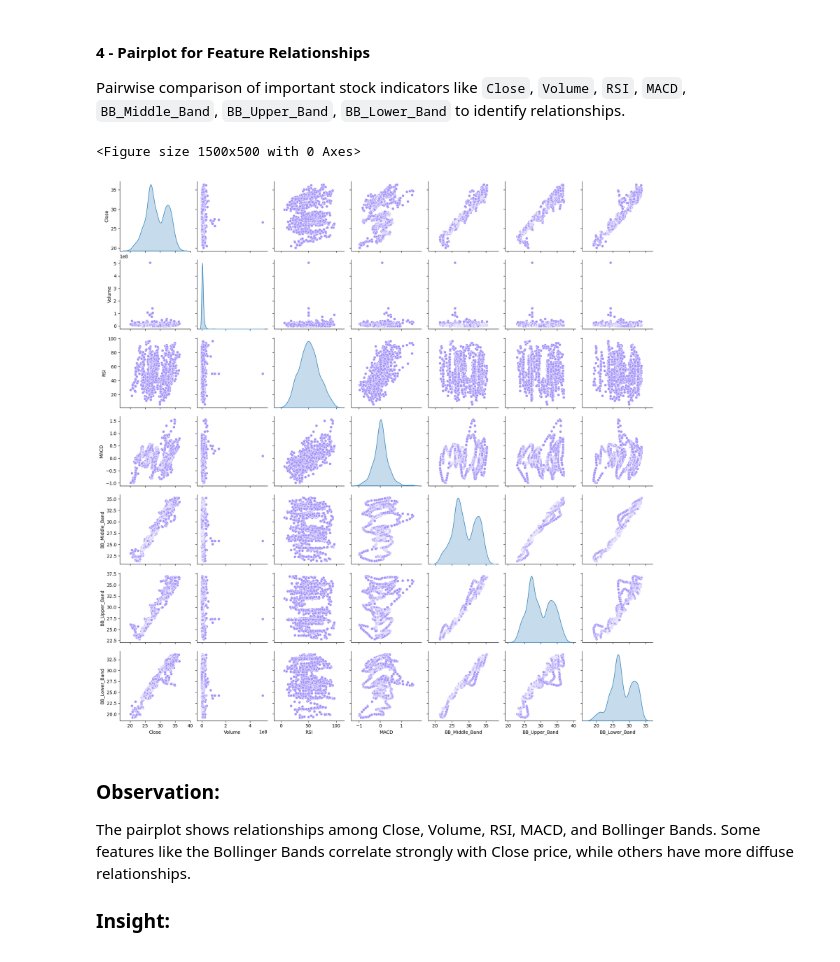
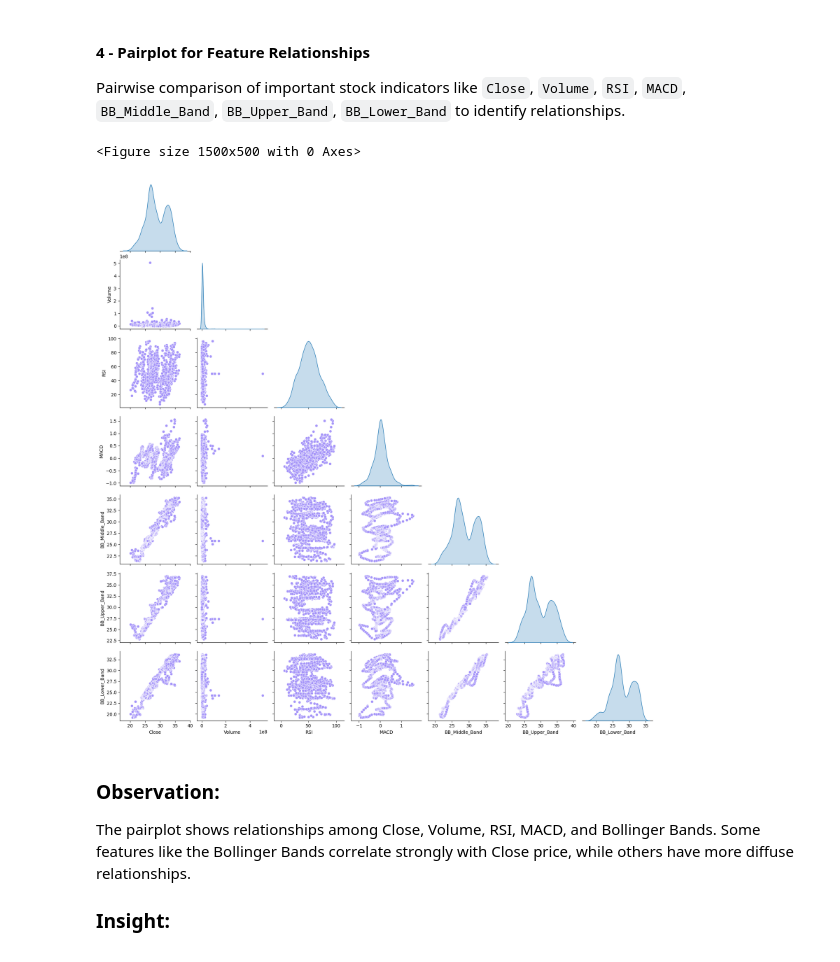
Before and after one commit to Sudais-shah/Saudi-Aramco-Stock-Price-Prediction-Model, a Jupyter notebook: Saudi Aramco Stock Price Prediction Model.ipynb, the cells around one changed output. Cells and saved outputs as stored; diff of their text form; code cells hidden in the pictures.

```diff
--- a/Saudi Aramco Stock Price Prediction Model.ipynb
+++ b/Saudi Aramco Stock Price Prediction Model.ipynb
@@ -276,11 +277,12 @@ The rolling average is a useful indicator for identifying long-term trends by fi
 Pairwise comparison of important stock indicators like `Close`, `Volume`, `RSI`, `MACD`, `BB_Middle_Band`, `BB_Upper_Band`, `BB_Lower_Band` to identify relationships.
 # %%
 plt.figure(figsize=(15, 5))
-sns.pairplot(df[['Close', 'Volume', 'RSI', 'MACD', 'BB_Middle_Band', 'BB_Upper_Band', 'BB_Lower_Band']], diag_kind='kde', plot_kws={'color': color1, 'edgecolor': 'white', 'linewidth': 0.5})
+sns.pairplot(df[['Close', 'Volume', 'RSI', 'MACD', 'BB_Middle_Band', 'BB_Upper_Band', 'BB_Lower_Band']], diag_kind='kde',
+             plot_kws={'color': color1, 'edgecolor': 'white', 'linewidth': 0.5}, corner=True)
 plt.show()
 # %% [output]
 <Figure size 1500x500 with 0 Axes>
-[figure, old version]
+[figure, new version]
 # %% [markdown]
 ### Observation:
 The pairplot shows relationships among Close, Volume, RSI, MACD, and Bollinger Bands.
```
Also changed, not shown: parts of 38 cells of this notebook.
